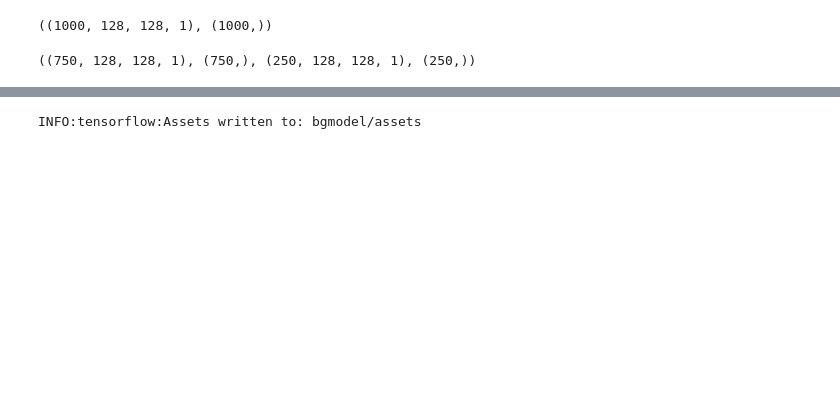
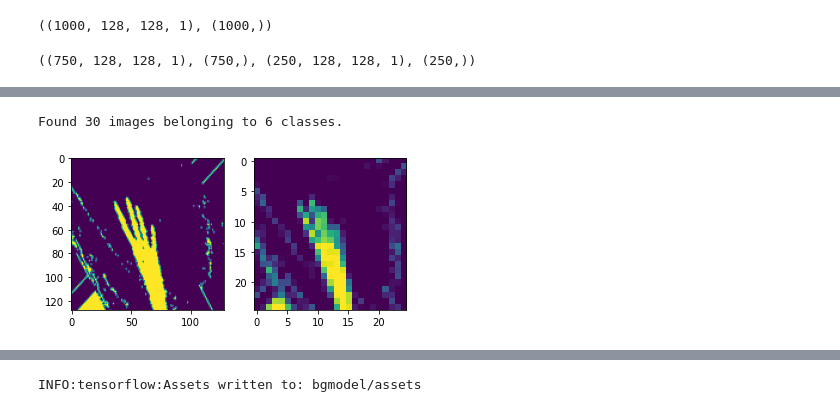
Before and after one commit to alkur-gh/finger-counter, a Jupyter notebook: image-preprocessing.ipynb, the cells around one changed output, grey strips where cells are left out. Saved outputs shown, nothing was run; the diff lists cells and outputs as text; code cells hidden in the pictures; blank space fills up the shorter version.

```diff
--- a/image-preprocessing.ipynb
+++ b/image-preprocessing.ipynb
@@ -123,0 +131,25 @@ _________________________________________________________________
+# %%
+data_dir = 'manual'
+datagen = keras.preprocessing.image.ImageDataGenerator(
+    rotation_range=360,
+    horizontal_flip=True,
+    zoom_range=0.2,
+)
+flow_params = {
+    'class_mode': 'sparse',
+    'color_mode': 'grayscale',
+    'target_size': (128, 128),
+#     'batch_size': batch_size,
+}
+test_it = datagen.flow_from_directory(data_dir, **flow_params)
+# %% [output]
+Found 30 images belonging to 6 classes.
+# %%
+Xtrain, _ = test_it.next()
+_, (ax1, ax2) = plt.subplots(1, 2)
+X = Xtrain[0]
+ax1.imshow(X)
+ax2.imshow(keras.layers.AveragePooling2D(5)(Xtrain)[0])
+plt.show()
+# %% [output]
+[figure, added]
```
Also changed, not shown: parts of 8 cells of this notebook, 4 other files.
